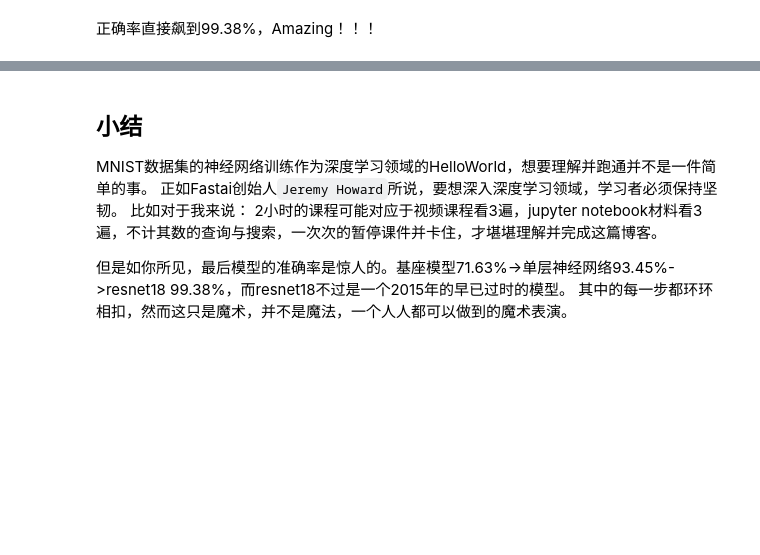
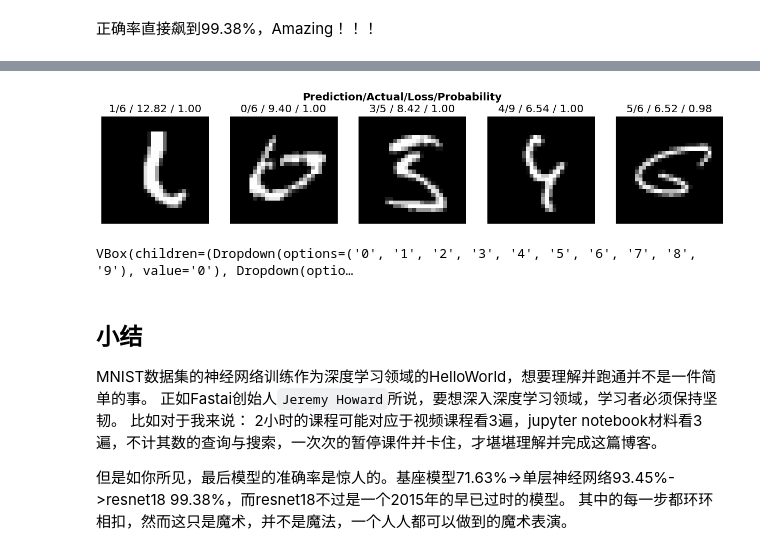
Before and after one commit to TheSecondStep/Quarto-Blog, a Jupyter notebook: posts/基于MNIST全量数据集的神经网络训练/index.ipynb, the cells around one changed output, grey strips where cells are left out. Cells and saved outputs as stored; diff of their text form; code cells hidden in the pictures; blank space fills up the shorter version.

```diff
--- a/posts/基于MNIST全量数据集的神经网络训练/index.ipynb
+++ b/posts/基于MNIST全量数据集的神经网络训练/index.ipynb
@@ -408,3 +419,14 @@ learn.fit_one_cycle(5, 0.1)
+# %%
+# 查看loss最高的5张图片，可以看到确实都挺难辨认的
+interp.plot_top_losses(5, nrows=1)
+# %% [output]
+[figure, added]
+# %%
+# 以训练集中的`0`为例，这些就算是人类也难以分辨数字是0
+cleaner = ImageClassifierCleaner(learn)
+cleaner
+# %% [output]
+VBox(children=(Dropdown(options=('0', '1', '2', '3', '4', '5', '6', '7', '8', '9'), value='0'), Dropdown(optio…
 # %% [markdown]
 ## 小结
 
```
Also changed, not shown: parts of 6 cells of this notebook.
